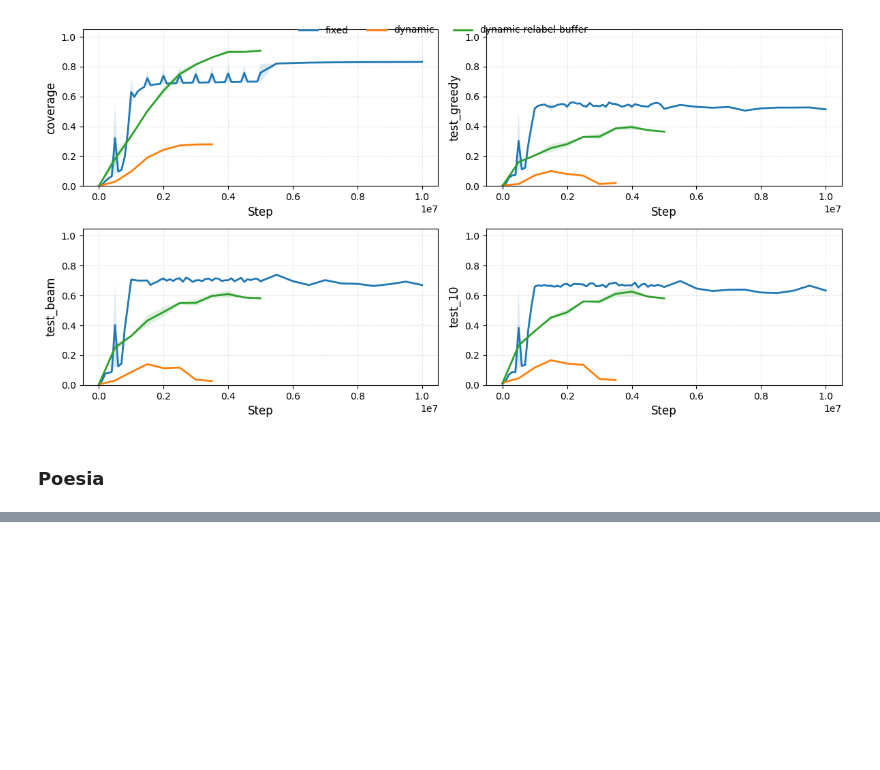
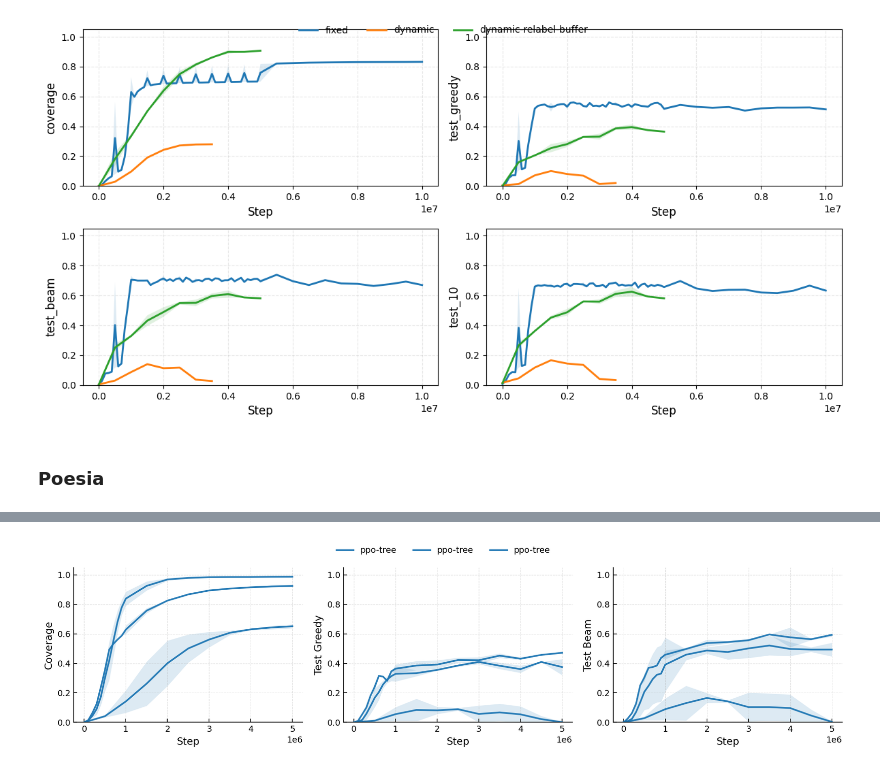
Before and after one commit to Khev/abel-rl-v3, a Jupyter notebook: plot_graphs.ipynb, the cells around one changed output, grey strips where cells are left out. Saved outputs shown, nothing was run; the diff lists cells and outputs as text; code cells hidden in the pictures; blank space fills up the shorter version.

```diff
--- a/plot_graphs.ipynb
+++ b/plot_graphs.ipynb
@@ -1857,0 +2106,74 @@ plt.show()
+# %%
+# ---------- PLOT (paper-ready 1x3) ----------
+plt.rcParams.update({
+    "figure.dpi": 140,
+    "savefig.dpi": 300,
+    "font.size": 12,
+    "axes.labelsize": 12,
+    "axes.titlesize": 12,
+    "legend.fontsize": 10,
+    "xtick.labelsize": 10,
+    "ytick.labelsize": 10,
+})
+
+PLOTS = [
+    ("coverage",    "coverage"),
+    ("test_greedy", "test_greedy"),
+    ("test_beam",   "test_beam"),
+]
+
+# Consistent colors per agent
+palette = {
+    "ppo-tree": "#1f77b4",
+    "ppo-gnn":  "#ff7f0e",
+    "ppo-sage": "#2ca02c",
+}
+
+fig, axes = plt.subplots(1, 3, figsize=(13.5, 3.6), sharex=False)
+axes = axes.ravel()
+
+for ax, (plot_name, _) in zip(axes, PLOTS):
+    for (agent, cfg), df in agg.items():
+        mean_col = f"{plot_name}_mean"
+        std_col  = f"{plot_name}_std"
+        if mean_col not in df.columns:
+            continue
+        x = df["step"].values
+        y = df[mean_col].values
+        s = df[std_col].values
+
+        color = palette.get(agent, None)
+        label = f"{agent}"
+
+        ax.plot(x, y, label=label, linewidth=2.0, alpha=0.95, color=color)
+        if np.isfinite(s).any():
+            ax.fill_between(
+                x,
+                np.maximum(0, y - s),
+                np.minimum(1, y + s),
+                alpha=0.15,
+                color=color,
+                linewidth=0,
+            )
+
+    # Styling per panel
+    ax.set_xlabel("Step")
+    ax.set_ylabel(plot_name.replace("_", " ").title())
+    ax.set_ylim(0.0, 1.05)
+    ax.grid(True, linestyle="--", linewidth=0.6, alpha=0.4)
+    # cleaner spines
+    for spine in ("top", "right"):
+        ax.spines[spine].set_visible(False)
+    ax.tick_params(axis="both", direction="in", length=4)
+
+# one legend for all panels
+handles, labels = axes[0].get_legend_handles_labels()
+if handles:
+    fig.legend(handles, labels, loc="upper center", ncol=min(4, len(labels)), frameon=False, borderaxespad=0.6)
+
+plt.tight_layout(rect=(0, 0, 1, 0.92))  # leave room for the legend
+os.makedirs('figures', exist_ok=True)
+plt.savefig('figures/gnn-comparison.png')
+plt.show()
+# %% [output]
+[figure, added]
```
Also changed, not shown: parts of 6 cells of this notebook, 5 other files.
